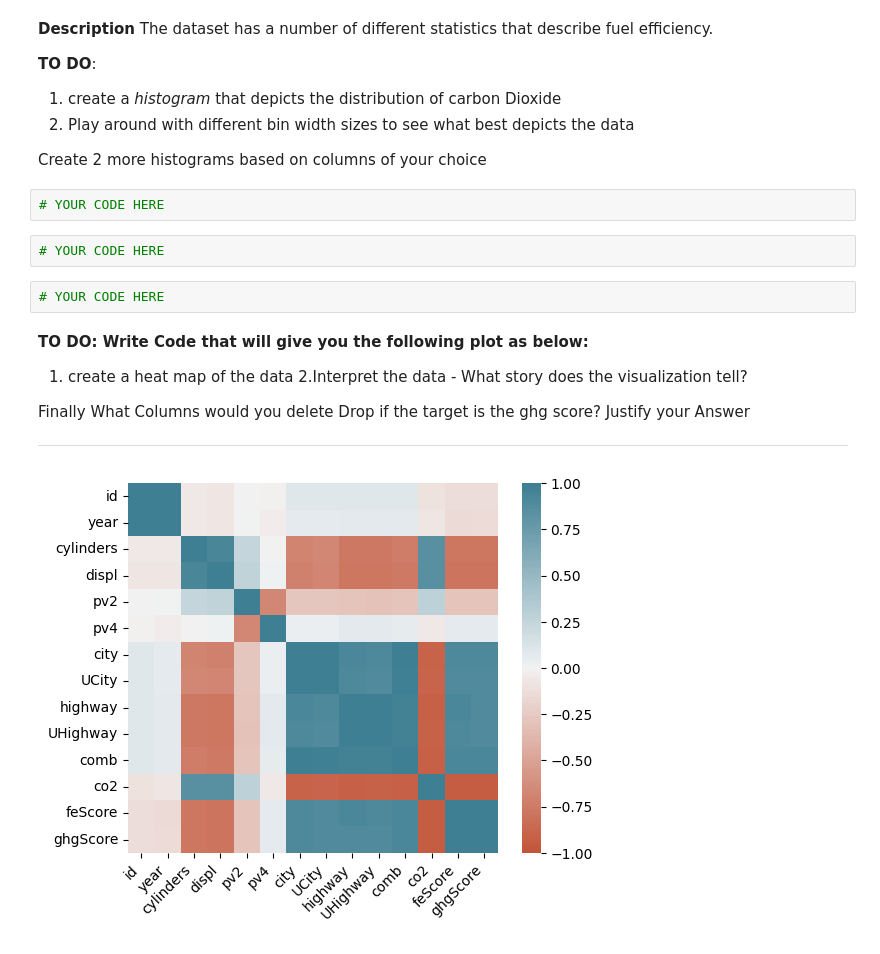
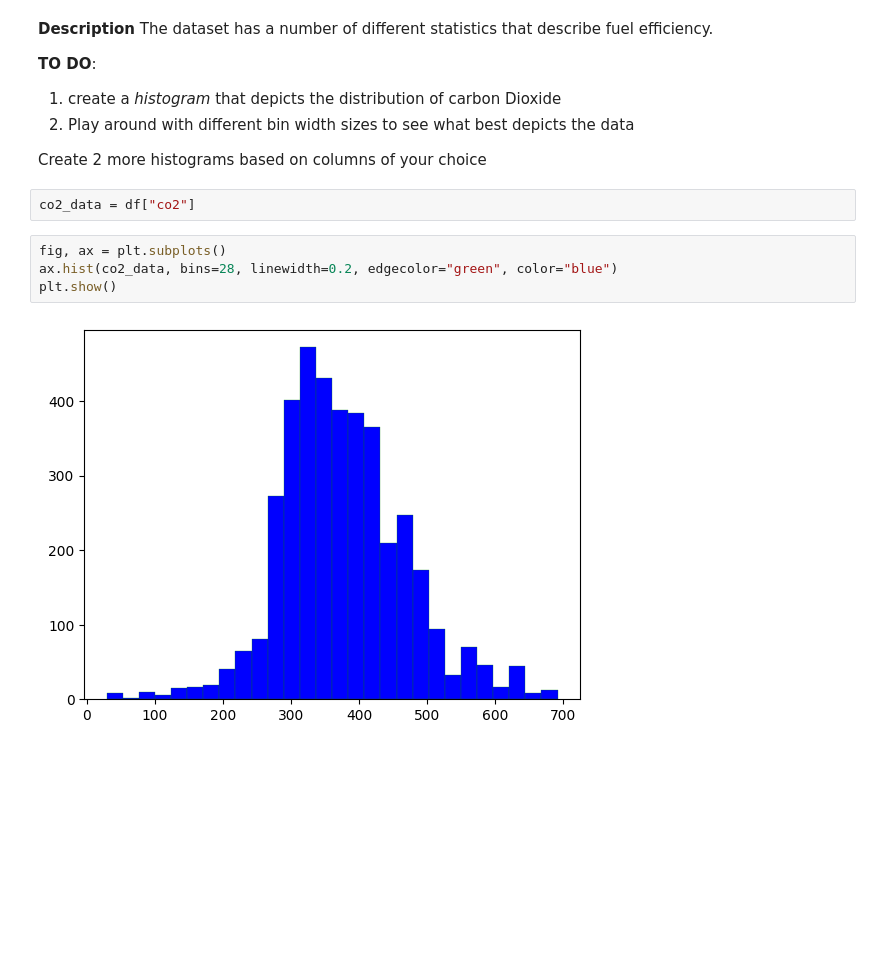
Before and after one commit to excelasaph/Project-Plotting--Peer-Group-6, a Jupyter notebook: Plotting_Assignment.ipynb, the cells around one changed output. Saved outputs shown, nothing was run; the diff lists cells and outputs as text; blank space fills up the shorter version.

Commit message:
Created one histogram that depicts the distribution of carbon Dioxide

```diff
--- a/Plotting_Assignment.ipynb
+++ b/Plotting_Assignment.ipynb
@@ -58,26 +58,11 @@ The dataset has a number of different statistics that describe fuel efficiency.
 2.   Play  around with different bin width sizes to see what best depicts the data
 
 Create 2 more histograms based on columns of your choice
-# %%
-# YOUR CODE HERE
-# %%
-# YOUR CODE HERE
-# %%
-# YOUR CODE HERE
-# %% [markdown]
-**TO DO: Write Code that will give you the following plot as below:**
-
-1.   create a heat map of the data
-2.Interpret the data - What story does the visualization tell?
-
->
-
-Finally What Columns would you delete Drop if the target is the ghg score? Justify your Answer
-
-
-
-
-
----
-
-![image.png](embedded-picture-1)
+# %%
+co2_data = df["co2"]
+# %%
+fig, ax = plt.subplots()
+ax.hist(co2_data, bins=28, linewidth=0.2, edgecolor="green", color="blue")
+plt.show()
+# %% [output]
+[figure, added]
```
